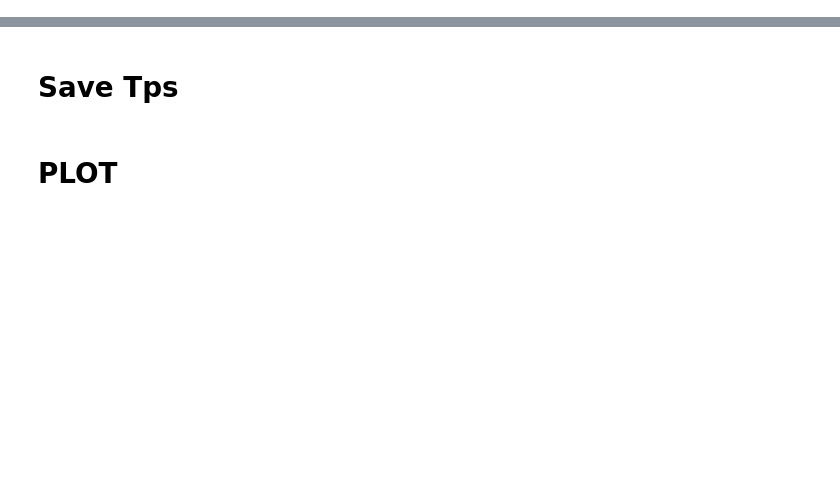
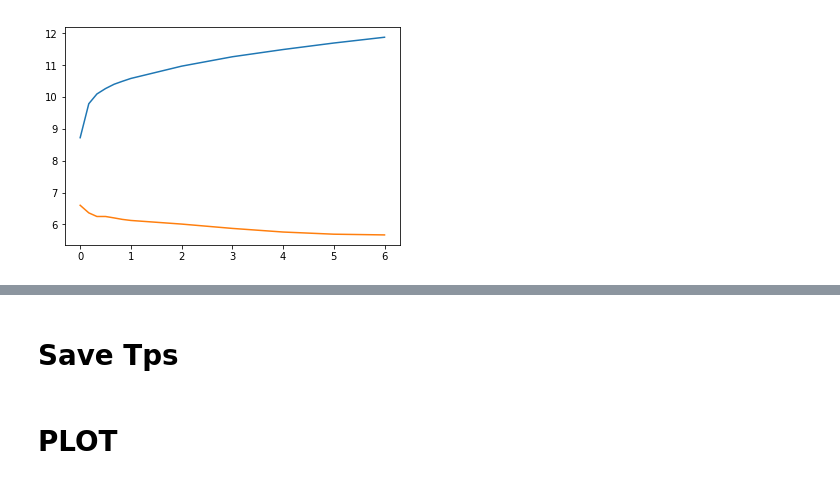
Before and after one commit to Chouzekriterres/Kriterres, a Jupyter notebook: TESTS_CLEM/Forward_Ks.ipynb, the cells around one changed output, grey strips where cells are left out. Drawn from its saved outputs; the diff is of its cells as text; code cells hidden in the pictures; blank space fills up the shorter version.

```diff
--- a/TESTS_CLEM/Forward_Ks.ipynb
+++ b/TESTS_CLEM/Forward_Ks.ipynb
@@ -30,7 +30,7 @@ dx = .1 #On définit le pas de la maille
 zaff= 20 #profondeur en cm jusqu'où on souhaite un maillage affiné.
 eaff=etrou-zaff
 
-h_0=-5.49E10 #-80 #charge initiale en cm, soit l'état initial du sol (teneur en eau exprimée en charge)
+h_0=-78 #-80 #charge initiale en cm, soit l'état initial du sol (teneur en eau exprimée en charge)
 h_1=10 #10 #hauteur d'eau au fond du trou en cm
 
 #Définition du maillage triangulaire
@@ -38,15 +38,15 @@ h_1=10 #10 #hauteur d'eau au fond du trou en cm
 
 #Début de la boucle de calcul
 for i in range(0,1):
-    tr = 0.098 #0.06
-    ts = 0.459 #0.3
-    alpha = 0.015 #0.016
-    n = 1.2531 #8.52
-    Ks = 0.0102 #0.07
+    tr = 0.049 #0.06
+    ts = 0.39 #0.3
+    alpha = 0.0348 #0.016
+    n = 1.7458 #8.52
+    Ks = 0.0731 #0.07
     param = [tr, ts, tr, ts, alpha, n, Ks, Ks, ts] #Paramètres d'entrée tr, ts, alpha, n, Ks
-    temps=[0.17, 0.33, 0.50, 0.67, 0.83, 1.00, 1.17, 1.33, 1.50, 1.67, 1.83, 2.00, 2.17, 2.33, 2.50, 2.67, 2.83, 3.00, 3.17, 3.33, 3.50, 3.67, 3.83, 4.00, 4.17, 4.33, 4.50, 4.67, 4.83, 5.00, 5.17, 5.33, 5.50, 5.67, 5.83, 6.00]#Temps de calcul en minutes
+    #temps=[0.17, 0.33, 0.50, 0.67, 0.83, 1.00, 1.17, 1.33, 1.50, 1.67, 1.83, 2.00, 2.17, 2.33, 2.50, 2.67, 2.83, 3.00, 3.17, 3.33, 3.50, 3.67, 3.83, 4.00, 4.17, 4.33, 4.50, 4.67, 4.83, 5.00, 5.17, 5.33, 5.50, 5.67, 5.83, 6.00]#Temps de calcul en minutes
     #temps=[1.00, 2.00, 3.00, 4.00, 5.00, 6.00]#Temps de calcul en minutes
-    #temps=[0.17, 0.33, 0.50, 0.67, 0.83, 1.00, 2.00, 3.00, 4.00, 5.00, 6.00]#Temps de calcul en minutes
+    temps=[0.17, 0.33, 0.50, 0.67, 0.83, 1.00, 2.00, 3.00, 4.00, 5.00, 6.00]#Temps de calcul en minutes
 
     #Interpolation de la charge sur les bords du trou
     [p, charge_imp, n_free_drainage, n_total]=interp_charge_trou(mesh_pos, etrou, r, h_0, h_1)
@@ -69,7 +69,7 @@ for i in range(0,1):
     #fich_thetas = "TEST_AFF/th.out" #Fichier contenant les thetas
     fich_thetas = "SWMS_2D.OUT/th.out" #Fichier contenant les thetas
 
-    [xv, yv, T, mx, my, mesh2, grid, grid_mat, eps_mat] = interp_maillage_gprMax(xmin, xmax, zmin, zmax, dx, param, mesh, mesh_pos[:,:2], fich_thetas, temps)
+    [xv, yv, T, mx, my, mesh2, grid, grid_mat, eps_mat, sigma_grid_mat] = interp_maillage_gprMax(xmin, xmax, zmin, zmax, dx, param, mesh, mesh_pos[:,:2], fich_thetas, temps)
 
     import math
     #Lancement gprMax
@@ -106,19 +106,20 @@ for i in range(0,1):
     materiaux = {}
     A_tab={}
 
-    def materiau(x):
+    def materiau(x, sigma):
         if x in materiaux:
             return materiaux[x]
         valeur = "sand{}".format(len(materiaux))
-        materiaux[x] = valeur
-        return valeur
+        valeur2 = sigma
+        materiaux[x] = valeur, valeur2
+        return valeur, valeur2
     for i in range(0,len(T)+1):
         for j in range(0,81):
             for k in range(0,41):
                 #grid_mat[i][j,k]=round(grid_mat[i][j,k],3)
                 #grid_mat[i][j,k]=grid_mat[i][j,k]*2
                 #f[i][j,k]=CRIM(grid_mat[i][j,k], eps_w,eps_s,p)
-                materiau(grid_mat[i][j,k])
+                materiau(grid_mat[i][j,k], sigma_grid_mat[i][j,k])
         #nmedia=len((yv.T*0.01)[:,0])*len(grid_mat[i][0,:])
         nmedia=len(materiaux)+2
         A,o=ecriture_fich_gprMax(param, xv.T*0.01, yv.T*0.01, T, grid_mat[i], i, param[6], nom, h_1*0.01, etrou*0.01, r*0.01, sigma, eps_w, eps_pvc, eps_s, p, nmedia, time, dx, dy, dl, fac_dt, materiaux)
@@ -138,7 +139,7 @@ for i in range(0,1):
     os.popen("rm -rf *.in")
     os.popen("rm -rf *.out")
 
-    def picking(filename) :
+    def picking(filename, A_tab) :
         import h5py
         f = h5py.File(filename, 'r')
         path = '/rxs/rx1/'
@@ -152,33 +153,67 @@ for i in range(0,1):
         data = np.ones((samples, modelruns))
         t_max = np.zeros(modelruns)
         tt=np.zeros(modelruns)
-        tps = np.zeros(modelruns)
+        tps_bas = np.zeros(modelruns)
+        tps_haut = np.zeros(modelruns)
 
         #Calcul du temps d'arrivé de la première réflexion:
+        eps_init = A_tab[0][:,2].min()
         h = math.sqrt(0.3**2 + 0.2**2)
-        v_init=0.3/(math.sqrt(3.854))
+        v_init=0.3/(math.sqrt(eps_init))
         t_init = (2*h)/v_init
-        itmin=(t_init/dt,0)
-        #print(itmin)
+        #print(t_init)
+        itmin = t_init/dt
+
+        #Picking onde du bas (onde qui fait le tour du bulbe)
+
         for model in range(0,modelruns):
             data[:,model] = f['%s%s' % (path, 'Ez')][:,model]
             if model==0 :
-                itmin_i=itmin
+                itmin_i = itmin
+                itmax_i = itmin_i+180 #Correspond à environ 2 ns de fenètre
             else :
-                itmin_i=(tt[model-1],0)
-            print(itmin_i)
-            t_max[model] = np.max(data[int(itmin_i[0]):,model])
+                itmin_i = tt[model-1]
+                itmax_i = itmin_i+180
+            t_max[model] = np.max(data[int(itmin_i):int(itmax_i),model])
             tt[model] = np.where(data[:,model]==t_max[model])[0]
-            tps[model] = tt[model]*dt
-        print(t_max)
-        print(tt)
-        tps=tps-tps[0]
-        dx_dt=(dx,dt)
-        print(tps)
-        return tps
+            tps_bas[model] = tt[model]*dt
+        #print(t_max)
+        #print(tt)
+        #tps=tps-tps[0]
+        #dx_dt=(dx,dt)
+        #print(tps)
+        #return tps
 
-    tps=picking('RESULTS/'+copy)
-    print(tps)
+        #Picking onde du haut (onde directe)
+
+        for model in range(0,modelruns):
+            data[:,model] = f['%s%s' % (path, 'Ez')][:,model]
+        #On commence par retirer la trace moyenne
+        #for i in range(0,samples):
+        #    moy_line = mean(data[i,:])
+        #    data[i,:] = data[i,:]-moy_line
+            if model == 0 :
+                itmin_i = itmin+50
+                itmax_i = itmin_i-400 #Il faut que itmax_i s'arrête avant l'onde directe (qui se finit vers 3 ns donc 3/dt=265 donc itmax_i>265)
+            #else :
+                #itmin_i = tt[model-1]
+            #print(itmin_i)
+            #print(itmax_i)
+            t_max[model] = np.max(data[int(itmax_i):int(itmin_i), model])
+            #tt[model] = np.where(data[int(itmax_i):int(itmin_i),model]==t_max[model])[0] + itmax_i
+            tt[model] = np.where(data[:,model]==t_max[model])[0]
+            tps_haut[model] = tt[model]*dt
+        #print(t_max)
+        #print(tt)
+        #tps=tps[0]-tps
+        print(tps_bas, tps_haut)
+        return tps_bas, tps_haut
+
+    tps_bas, tps_haut = picking('RESULTS/'+copy,A_tab)
+    temps.insert(0,0.0)
+    plt.plot(temps, tps_bas)
+    plt.plot(temps, tps_haut)
+    #print(tps)
 
     #os.popen("rm -rf *.in")
         #Lancement du logiciel gprMax
@@ -206,3 +241,4 @@ for i in range(0,1):
+[figure, added]
 # %%
 import h5py
 import math
```
Also changed, not shown: parts of 13 cells of this notebook.
